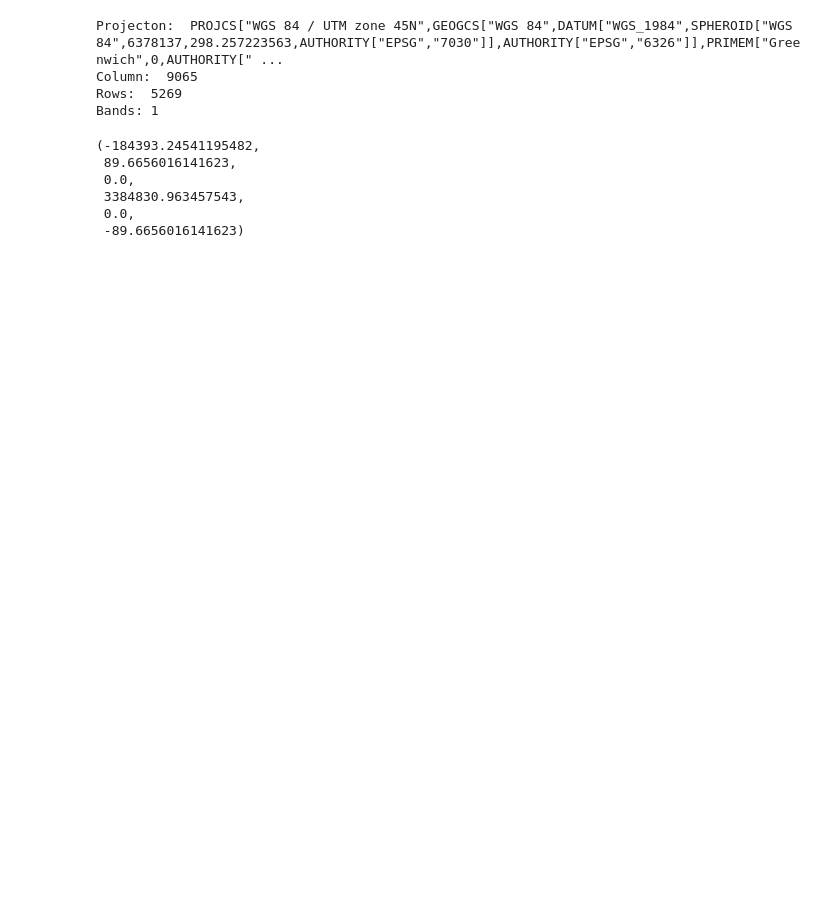
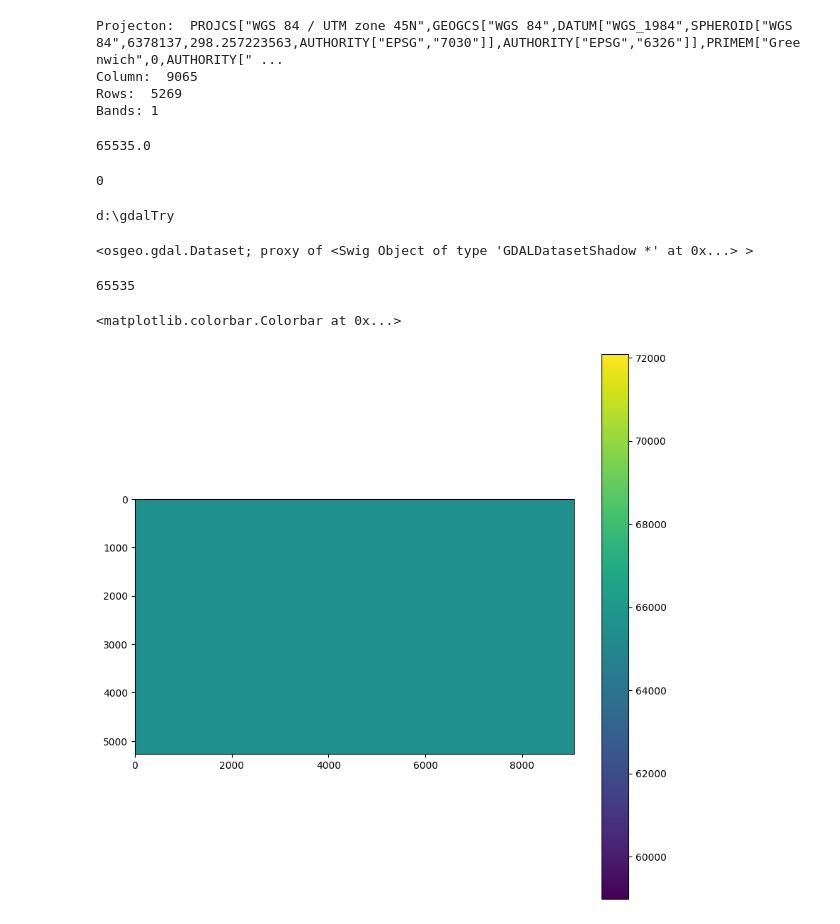
Before and after one commit to saagar-rana/gdalTry, a Jupyter notebook: first.ipynb, the cells around one changed output. Drawn from its saved outputs; the diff is of its cells as text; code cells hidden in the pictures; blank space fills up the shorter version.

```diff
--- a/first.ipynb
+++ b/first.ipynb
@@ -25,12 +30,29 @@ Projecton:  PROJCS["WGS 84 / UTM zone 45N",GEOGCS["WGS 84",DATUM["WGS_1984",SPHE
 Column:  9065
 Rows:  5269
 Bands: 1
-# %%
-dataset.GetGeoTransform()
-# %% [output]
-(-184393.24541195482,
- 89.6656016141623,
- 0.0,
- 3384830.963457543,
- 0.0,
- -89.6656016141623)
+# %%
+ndv = dataset.GetRasterBand(1).GetNoDataValue()
+print(ndv)
+# %% [output]
+65535.0
+# %%
+dataset.GetRasterBand(1).SetNoDataValue(ndv)
+# %% [output]
+0
+# %%
+import os
+print(os.getcwd())
+# %% [output]
+d:\gdalTry
+# %%
+fn_copy = "d:/gdalTry/gdal_copy.tif"
+copy = gdal.GetDriverByName('GTiff').CreateCopy(fn_copy, dataset)
+copy
+# %% [output]
+<osgeo.gdal.Dataset; proxy of <Swig Object of type 'GDALDatasetShadow *' at 0x...> >
+# %%
+data_array = dataset.GetRasterBand(1).ReadAsArray()
+data_min = np.max(data_array)
+print(data_min)
+# %% [output]
+65535
@@ -36,0 +66,9 @@ dataset.GetGeoTransform()
+# %%
+ds_copy = gdal.Open(fn_copy)
+data_stretch = ds_copy.GetRasterBand(1).ReadAsArray()
+plt.figure(figsize=(10, 10))
+plt.imshow(data_stretch)
+plt.colorbar()
+# %% [output]
+<matplotlib.colorbar.Colorbar at 0x...>
+[figure, added]
```
Also changed, not shown: parts of 4 cells of this notebook, 1 other file.
